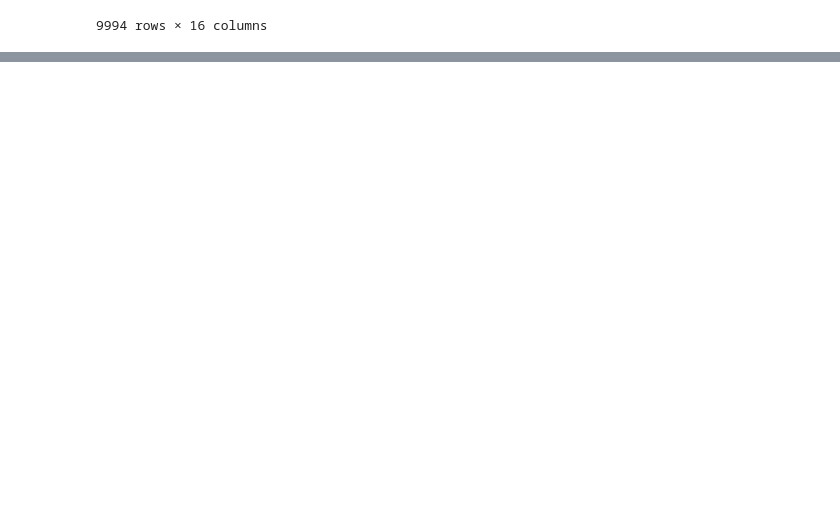
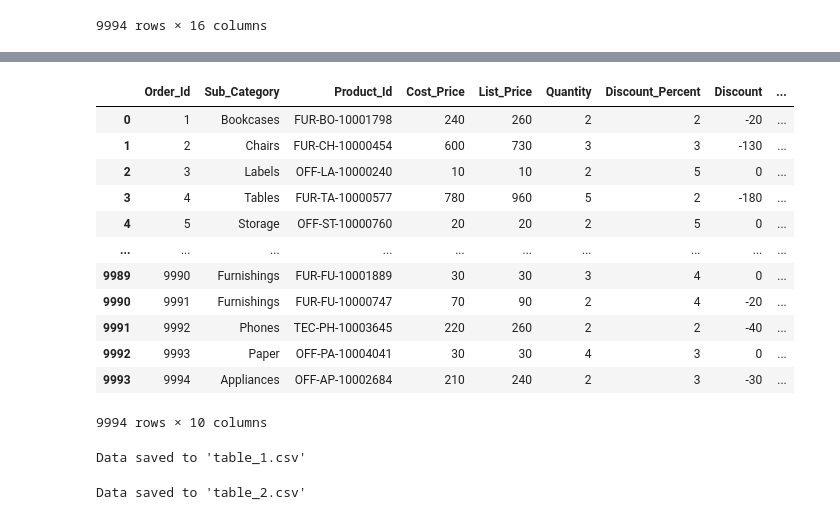
Before and after one commit to msandhiya07/Project1-RetailOrders, a Jupyter notebook: PROJECT_1_RETAIL_ORDERS.ipynb, the cells around one changed output, grey strips where cells are left out. Cells and saved outputs as stored; diff of their text form; code cells hidden in the pictures; blank space fills up the shorter version.

```diff
--- a/PROJECT_1_RETAIL_ORDERS.ipynb
+++ b/PROJECT_1_RETAIL_ORDERS.ipynb
@@ -255,0 +292,26 @@ files.download("RetailOrders.xlsx")
+# %%
+table_2
+# %% [output]
+|  | Order_Id | Sub_Category | Product_Id | Cost_Price | List_Price | Quantity | Discount_Percent | Discount | ... |
+| 0 | 1 | Bookcases | FUR-BO-10001798 | 240 | 260 | 2 | 2 | -20 | ... |
+| 1 | 2 | Chairs | FUR-CH-10000454 | 600 | 730 | 3 | 3 | -130 | ... |
+| 2 | 3 | Labels | OFF-LA-10000240 | 10 | 10 | 2 | 5 | 0 | ... |
+| 3 | 4 | Tables | FUR-TA-10000577 | 780 | 960 | 5 | 2 | -180 | ... |
+| 4 | 5 | Storage | OFF-ST-10000760 | 20 | 20 | 2 | 5 | 0 | ... |
+| ... | ... | ... | ... | ... | ... | ... | ... | ... | ... |
+| 9989 | 9990 | Furnishings | FUR-FU-10001889 | 30 | 30 | 3 | 4 | 0 | ... |
+| 9990 | 9991 | Furnishings | FUR-FU-10000747 | 70 | 90 | 2 | 4 | -20 | ... |
+| 9991 | 9992 | Phones | TEC-PH-10003645 | 220 | 260 | 2 | 2 | -40 | ... |
+| 9992 | 9993 | Paper | OFF-PA-10004041 | 30 | 30 | 4 | 3 | 0 | ... |
+| 9993 | 9994 | Appliances | OFF-AP-10002684 | 210 | 240 | 2 | 3 | -30 | ... |
+9994 rows × 10 columns
+# %%
+df.to_csv("table_1.csv",index=False)
+print("Data saved to 'table_1.csv'")
+# %% [output]
+Data saved to 'table_1.csv'
+# %%
+df.to_csv("table_2.csv",index=False)
+print("Data saved to 'table_2.csv'")
+# %% [output]
+Data saved to 'table_2.csv'
```
Also changed, not shown: parts of 10 cells of this notebook.
